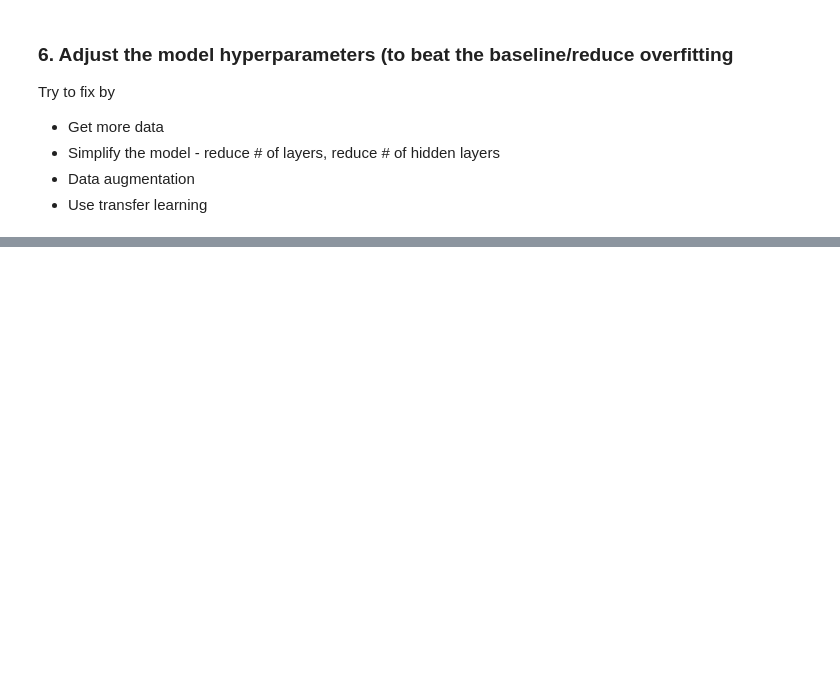
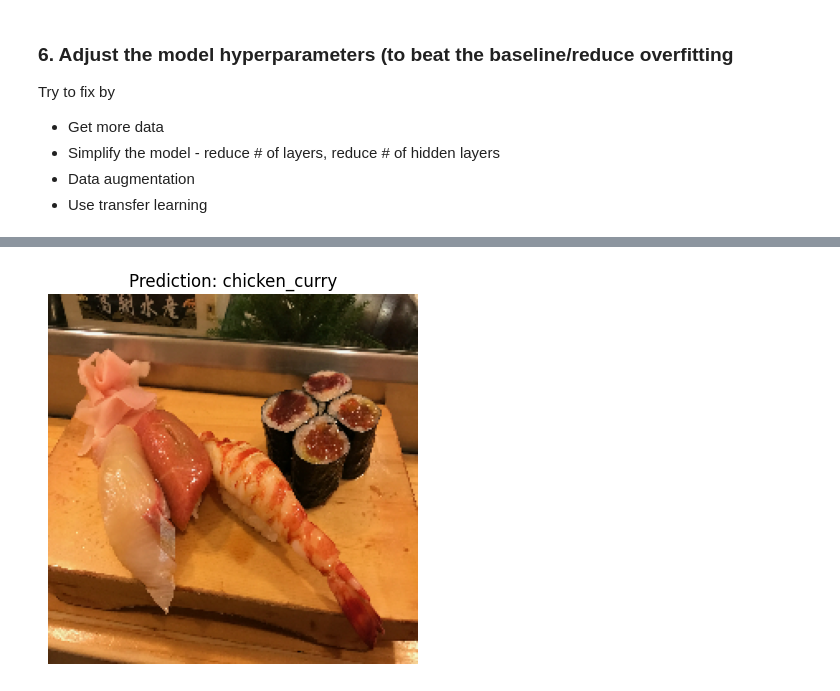
Before and after one commit to dcolbourne/Colab, a Jupyter notebook: ComputerVisionandCNN2.ipynb, the cells around one changed output, grey strips where cells are left out. Saved outputs shown, nothing was run; the diff lists cells and outputs as text; code cells hidden in the pictures; blank space fills up the shorter version.

```diff
--- a/ComputerVisionandCNN2.ipynb
+++ b/ComputerVisionandCNN2.ipynb
@@ -370,0 +488,6 @@ history_9 = model_9.fit(train_data_augmented,
+# %%
+# Make a prediction using model_11
+pred_and_plot(model=model_9,
+              filename="03-sushi.jpeg",
+              class_names=class_names)
+# %% [output]
@@ -370,0 +495 @@ history_9 = model_9.fit(train_data_augmented,
+[figure, added]
```
Also changed, not shown: parts of 15 cells of this notebook.
